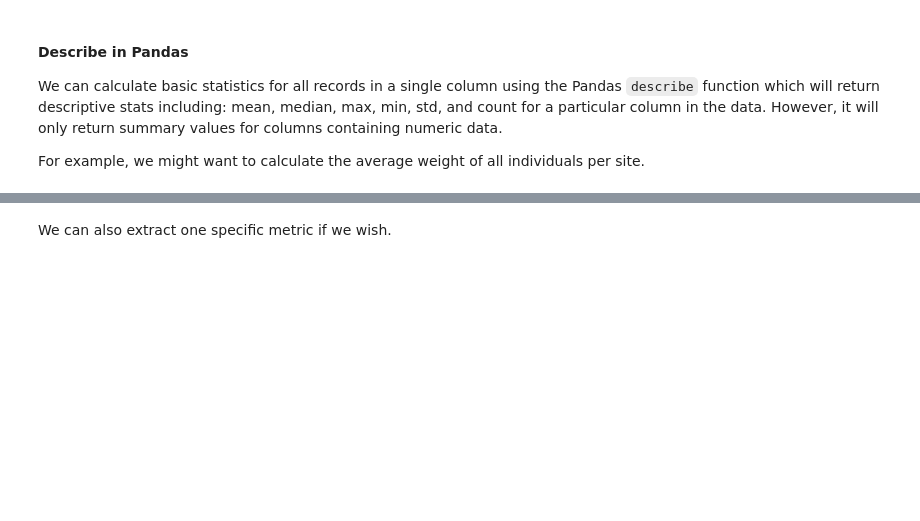
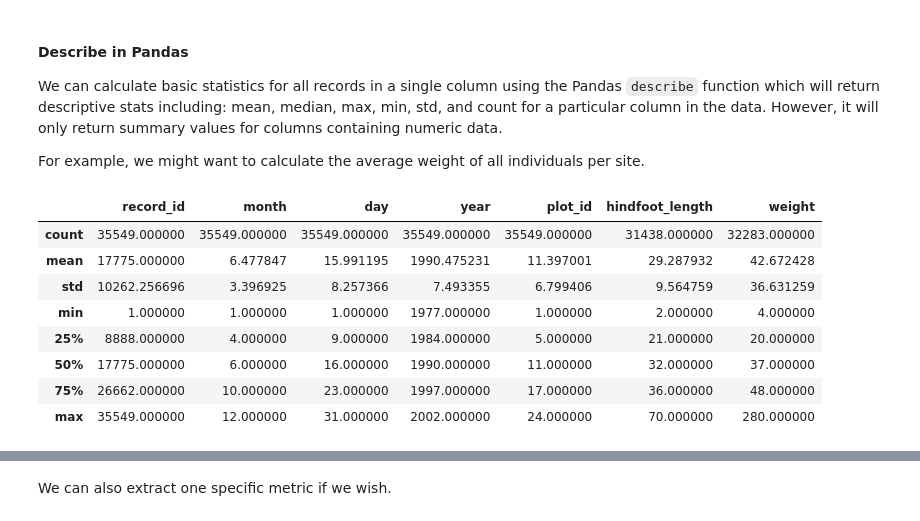
Before and after one commit to CurtinIDS/CIC_Carpentries_Python, a Jupyter notebook: notebooks/answers/Intro_to_Python_Day1_Pt2_answers.ipynb, the cells around one changed output, grey strips where cells are left out. Drawn from its saved outputs; the diff is of its cells as text; code cells hidden in the pictures; blank space fills up the shorter version.

```diff
--- a/notebooks/answers/Intro_to_Python_Day1_Pt2_answers.ipynb
+++ b/notebooks/answers/Intro_to_Python_Day1_Pt2_answers.ipynb
@@ -115,7 +129,7 @@ We can see that there were 35,549 rows parsed. Each row has 9 columns. The first
 
 Let’s call the imported survey data `surveys_df`:
 # %%
-surveys_df = pd.read_csv("../data/surveys.csv")
+surveys_df = pd.read_csv("../data/surveys.csv", low_memory=False)
 # %% [markdown]
 Notice when you assign the imported DataFrame to a variable, Python does not produce any output on the screen. We can view the value of the `surveys_df` object by typing its name into the Python command prompt.
 # %%
@@ -205,6 +297,19 @@ print('There are: ' + str(surveys_df['plot_id'].nunique()) + ' unique sites in t
 We can calculate basic statistics for all records in a single column using the Pandas `describe` function which will return descriptive stats including: mean, median, max, min, std, and count for a particular column in the data. However, it will only return summary values for columns containing numeric data.
 
 For example, we might want to calculate the average weight of all individuals per site.
+# %%
+# Summary statistics for the entire dataframe
+surveys_df.describe()
+# %% [output]
+|  | record_id | month | day | year | plot_id | hindfoot_length | weight |
+| count | 35549.000000 | 35549.000000 | 35549.000000 | 35549.000000 | 35549.000000 | 31438.000000 | 32283.000000 |
+| mean | 17775.000000 | 6.477847 | 15.991195 | 1990.475231 | 11.397001 | 29.287932 | 42.672428 |
+| std | 10262.256696 | 3.396925 | 8.257366 | 7.493355 | 6.799406 | 9.564759 | 36.631259 |
+| min | 1.000000 | 1.000000 | 1.000000 | 1977.000000 | 1.000000 | 2.000000 | 4.000000 |
+| 25% | 8888.000000 | 4.000000 | 9.000000 | 1984.000000 | 5.000000 | 21.000000 | 20.000000 |
+| 50% | 17775.000000 | 6.000000 | 16.000000 | 1990.000000 | 11.000000 | 32.000000 | 37.000000 |
+| 75% | 26662.000000 | 10.000000 | 23.000000 | 1997.000000 | 17.000000 | 36.000000 | 48.000000 |
+| max | 35549.000000 | 12.000000 | 31.000000 | 2002.000000 | 24.000000 | 70.000000 | 280.000000 |
 # %%
 # Summary statistics for the weight column
 surveys_df['weight'].describe()
```
Also changed, not shown: parts of 30 cells of this notebook, 2 other files.
